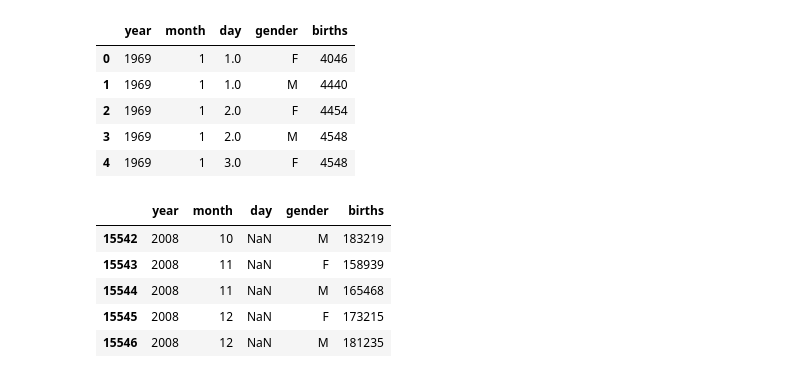
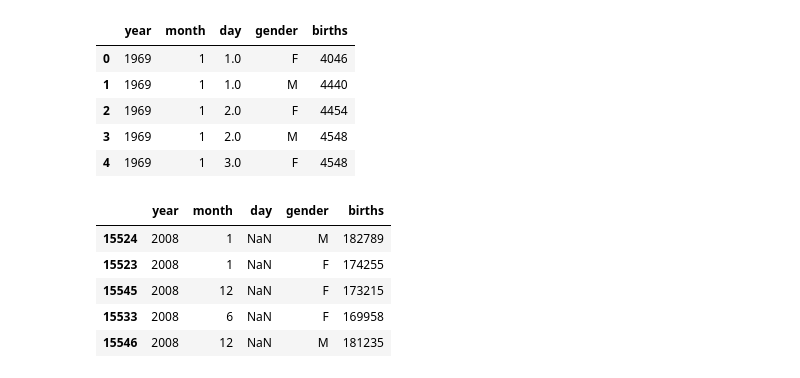
Before and after one commit to Belerofontech/curso-pandas-public, a Jupyter notebook: Births.ipynb, the cells around one changed output. Saved outputs shown, nothing was run; the diff lists cells and outputs as text; code cells hidden in the pictures.

```diff
--- a/Births.ipynb
+++ b/Births.ipynb
@@ -7,2 +7,4 @@ sns.set()
 # %%
-df=pd.read_csv('https://raw.githubusercontent.com/jakevdp/data-CDCbirths/master/births.csv')
+ruta = 'https://raw.githubusercontent.com/jakevdp/data-CDCbirths/master/births.csv'
+# %%
+df = pd.read_csv(ruta)
@@ -16,11 +27,11 @@ df.head()
 | 3 | 1969 | 1 | 2.0 | M | 4548 |
 | 4 | 1969 | 1 | 3.0 | F | 4548 |
 # %%
-df.tail()
+df.sort_values(by='year').tail()
 # %% [output]
 |  | year | month | day | gender | births |
-| 15542 | 2008 | 10 | NaN | M | 183219 |
-| 15543 | 2008 | 11 | NaN | F | 158939 |
-| 15544 | 2008 | 11 | NaN | M | 165468 |
+| 15524 | 2008 | 1 | NaN | M | 182789 |
+| 15523 | 2008 | 1 | NaN | F | 174255 |
 | 15545 | 2008 | 12 | NaN | F | 173215 |
+| 15533 | 2008 | 6 | NaN | F | 169958 |
 | 15546 | 2008 | 12 | NaN | M | 181235 |
```
Also changed, not shown: parts of 12 cells of this notebook, 6 other files.
